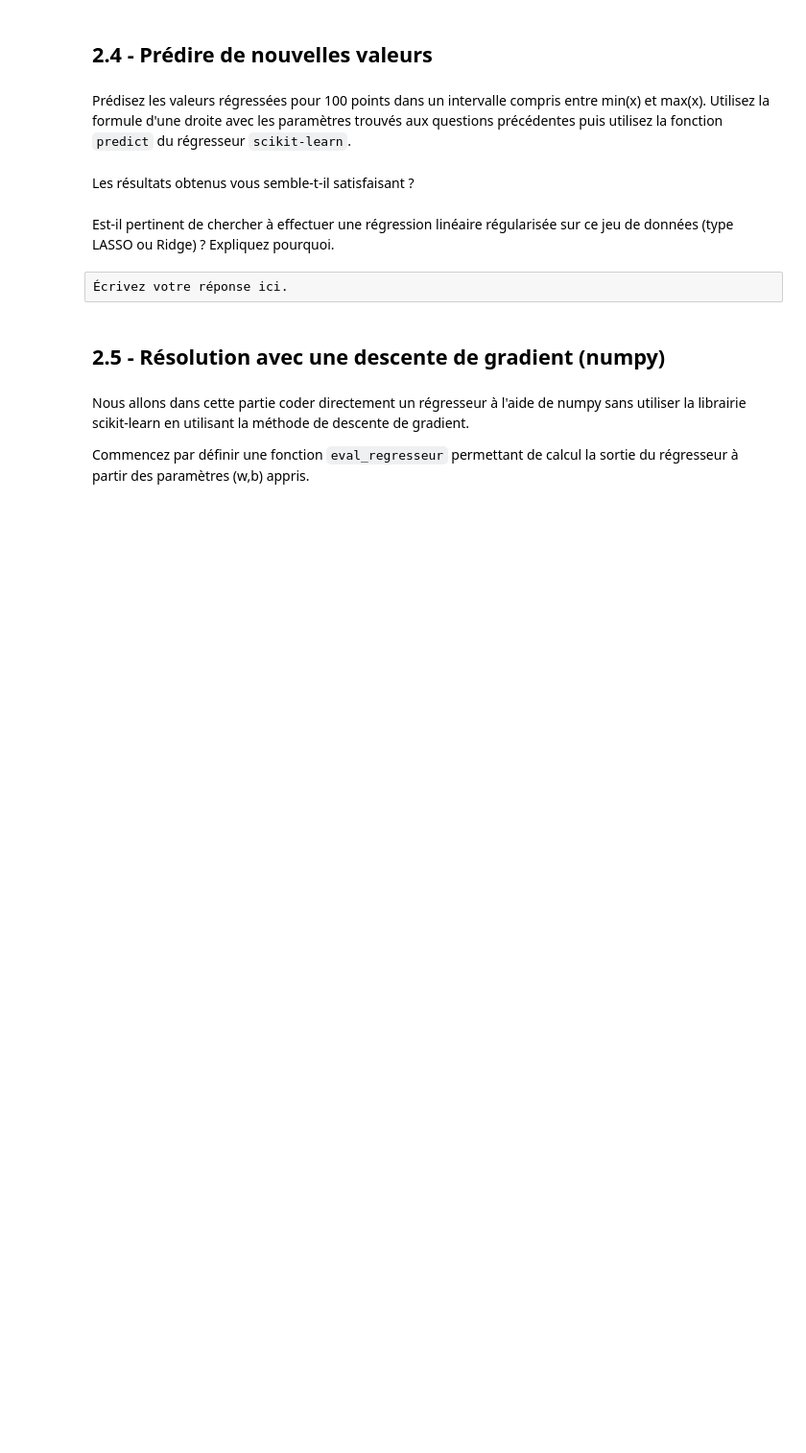
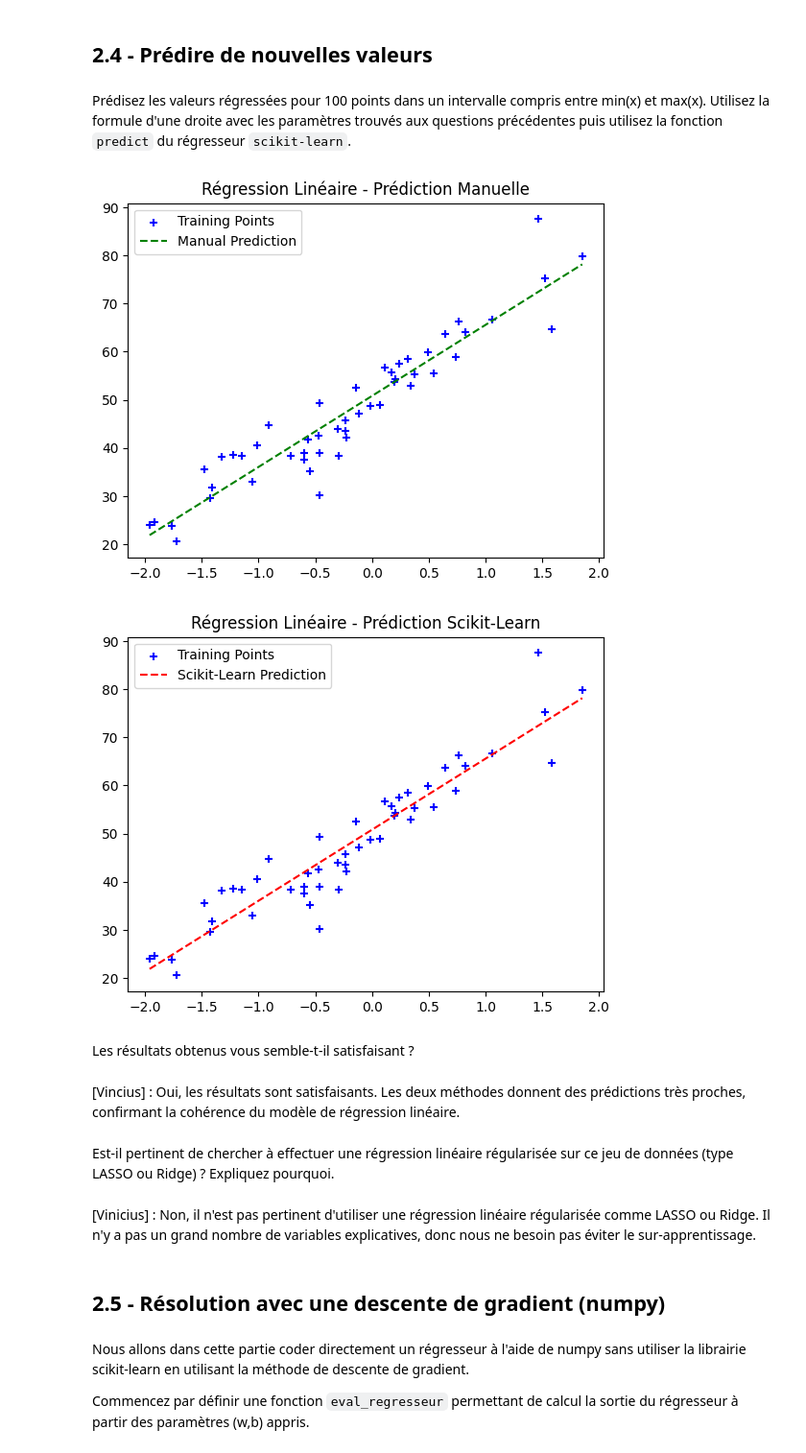
Before and after one commit to ViniciusGN/Kaggle-AI-Studies, a Jupyter notebook: Apprentissage/TP1_Vinicius_Nascimento.ipynb, the cells around one changed output. Shown at 96% size. Cells and saved outputs as stored; diff of their text form; code cells hidden in the pictures; blank space fills up the shorter version.

```diff
--- a/Apprentissage/TP1_Vinicius_Nascimento.ipynb
+++ b/Apprentissage/TP1_Vinicius_Nascimento.ipynb
@@ -535,13 +589,38 @@ Les résultats entre les deux méthodes de résolution sont-ils comparables ?
 ## 2.4 - Prédire de nouvelles valeurs
 # %% [markdown]
 Prédisez les valeurs régressées pour 100 points dans un intervalle compris entre min(x) et max(x).  Utilisez la formule d'une droite avec les paramètres trouvés aux questions précédentes puis utilisez la fonction `predict` du régresseur `scikit-learn`.
+# %%
+x_copy = x.copy()
+x_new = np.linspace(np.min(x_copy), np.max(x_copy), 100)
+
+y_pred_manual = w0_manual + w1_manual * x_new
+y_pred_sklearn = reg.predict(x_new.reshape(-1, 1))
+
+plt.scatter(x, y, color='blue', marker='+', label='Training Points')
+plt.plot(x_new, y_pred_manual, color='green', linestyle='dashed', label='Manual Prediction')
+# plt.plot(x_new, y_pred_sklearn, color='red', linestyle='dashed', label='Scikit-Learn Prediction')
+plt.title('Régression Linéaire - Prédiction Manuelle')
+plt.legend()
+plt.show()
+
+plt.scatter(x, y, color='blue', marker='+', label='Training Points')
+# plt.plot(x_new, y_pred_manual, color='green', linestyle='dashed', label='Manual Prediction')
+plt.plot(x_new, y_pred_sklearn, color='red', linestyle='dashed', label='Scikit-Learn Prediction')
+plt.title('Régression Linéaire - Prédiction Scikit-Learn')
+plt.legend()
+plt.show()
+# %% [output]
+[figure, added]
+[figure, added]
 # %% [markdown]
 Les résultats obtenus vous semble-t-il satisfaisant  ?
+# %% [markdown]
+[Vincius] : Oui, les résultats sont satisfaisants. Les deux méthodes donnent des prédictions très proches, confirmant la cohérence du modèle de régression linéaire.
 # %% [markdown]
 Est-il pertinent de chercher à effectuer une régression linéaire régularisée sur ce jeu de données (type
 LASSO ou Ridge) ? Expliquez pourquoi.
-# %% [raw]
-Écrivez votre réponse ici.
+# %% [markdown]
+[Vinicius] : Non, il n'est pas pertinent d'utiliser une régression linéaire régularisée comme LASSO ou Ridge. Il n'y a pas un grand nombre de variables explicatives, donc nous ne besoin pas éviter le sur-apprentissage.
 # %% [markdown]
 ## 2.5 - Résolution avec une descente de gradient (numpy)
 # %% [markdown]
```
Also changed, not shown: parts of 22 cells of this notebook.
